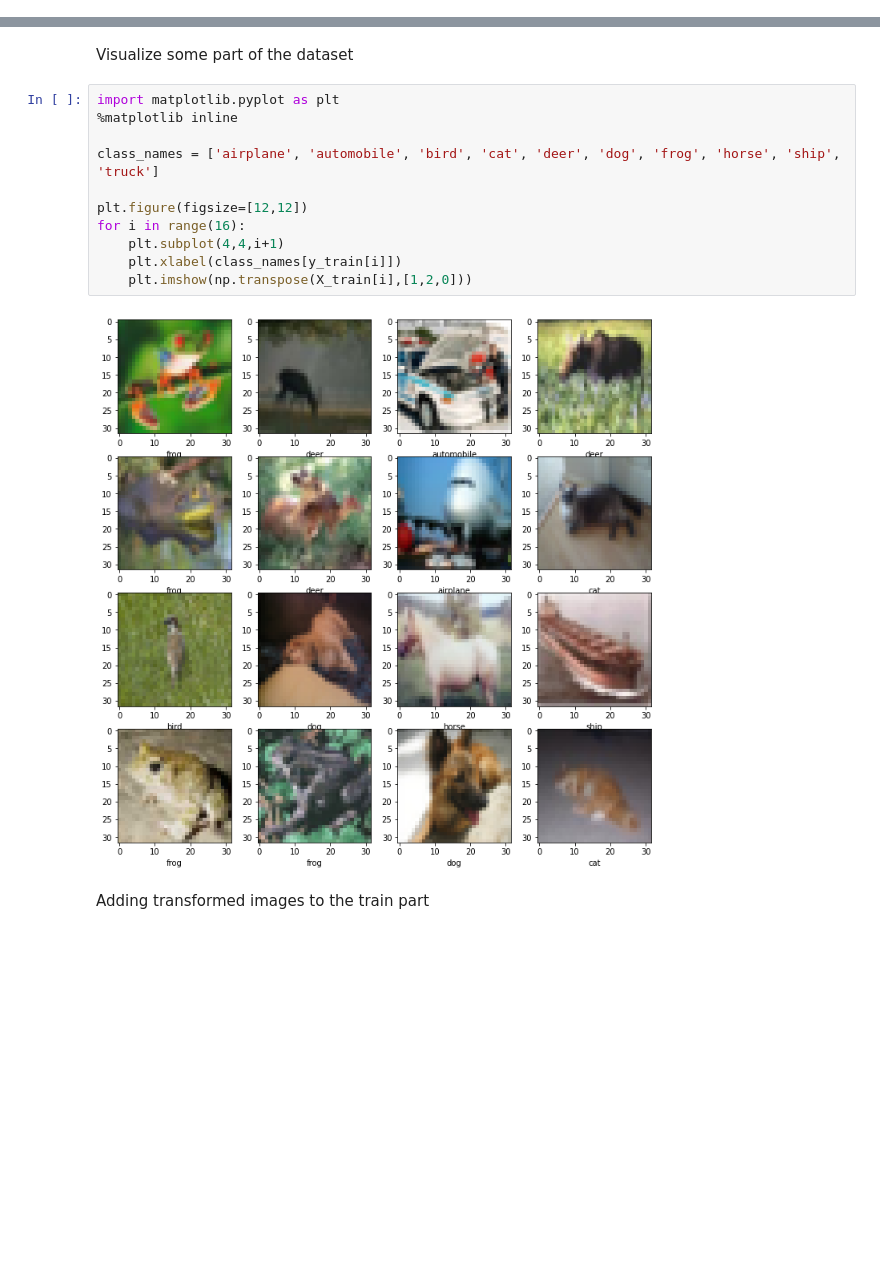
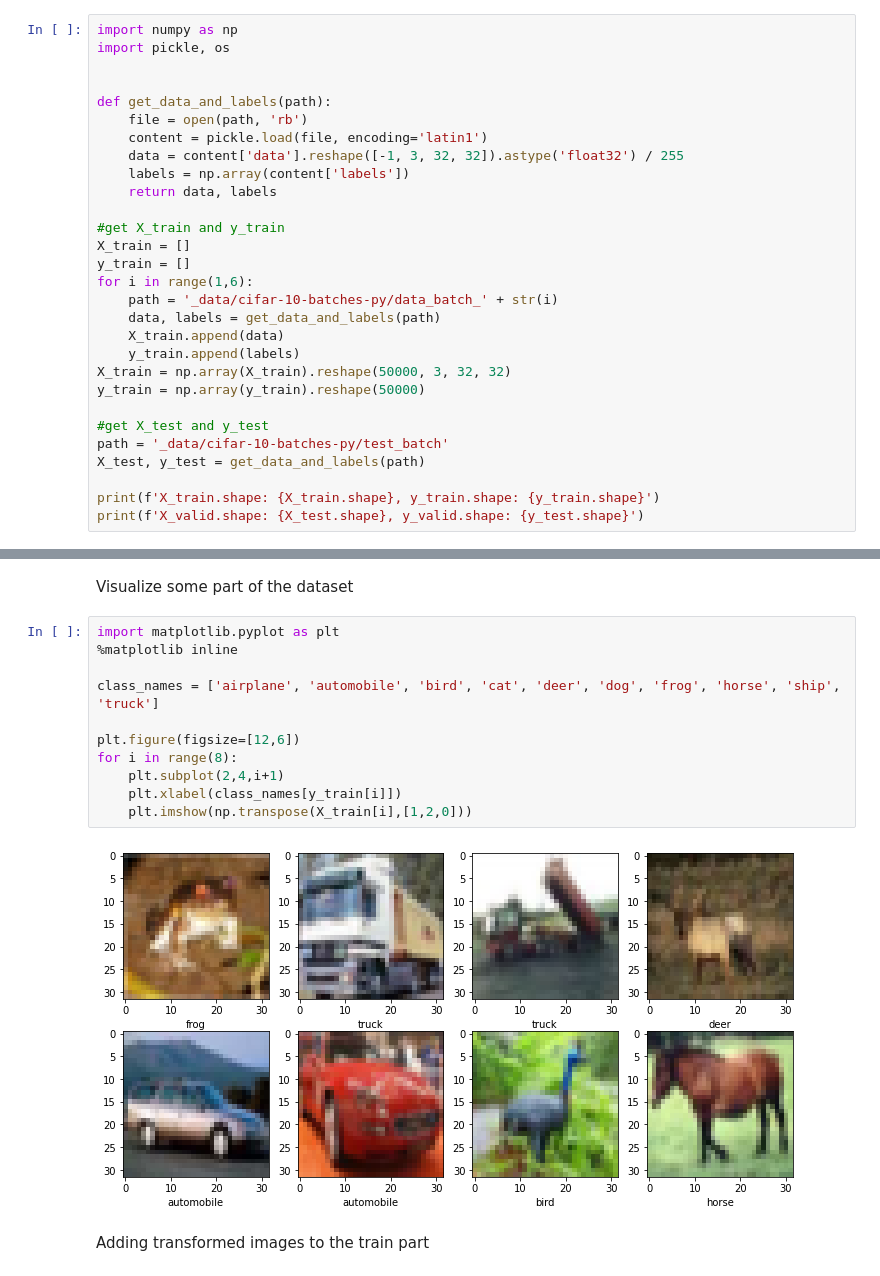
Before and after one commit to anton-plaksin/image_classification, a Jupyter notebook: cifar_via_cnn/cifar_via_cnn.ipynb, the cells around one changed output, grey strips where cells are left out. Saved outputs shown, nothing was run; the diff lists cells and outputs as text; blank space fills up the shorter version.

```diff
--- a/cifar_via_cnn/cifar_via_cnn.ipynb
+++ b/cifar_via_cnn/cifar_via_cnn.ipynb
@@ -14,0 +21,29 @@ X_valid.shape: (10000, 3, 32, 32), y_valid.shape: (10000,)
+# %%
+import numpy as np
+import pickle, os
+
+
+def get_data_and_labels(path):
+    file = open(path, 'rb')
+    content = pickle.load(file, encoding='latin1')
+    data = content['data'].reshape([-1, 3, 32, 32]).astype('float32') / 255
+    labels = np.array(content['labels'])
+    return data, labels
+
+#get X_train and y_train
+X_train = []
+y_train = []
+for i in range(1,6):
+    path = '_data/cifar-10-batches-py/data_batch_' + str(i)
+    data, labels = get_data_and_labels(path)
+    X_train.append(data)
+    y_train.append(labels)
+X_train = np.array(X_train).reshape(50000, 3, 32, 32)
+y_train = np.array(y_train).reshape(50000)
+
+#get X_test and y_test
+path = '_data/cifar-10-batches-py/test_batch'
+X_test, y_test = get_data_and_labels(path)
+
+print(f'X_train.shape: {X_train.shape}, y_train.shape: {y_train.shape}')
+print(f'X_valid.shape: {X_test.shape}, y_valid.shape: {y_test.shape}')
@@ -17,16 +55,16 @@ Visualize some part of the dataset
 # %%
 import matplotlib.pyplot as plt
 %matplotlib inline
 
 class_names = ['airplane', 'automobile', 'bird', 'cat', 'deer', 'dog', 'frog', 'horse', 'ship', 'truck']
 
-plt.figure(figsize=[12,12])
-for i in range(16):
-    plt.subplot(4,4,i+1)
+plt.figure(figsize=[12,6])
+for i in range(8):
+    plt.subplot(2,4,i+1)
     plt.xlabel(class_names[y_train[i]])
     plt.imshow(np.transpose(X_train[i],[1,2,0]))
 # %% [output]
-[figure, old version]
+[figure, new version]
 # %% [markdown]
 Adding transformed images to the train part
 # %%
```
Also changed, not shown: parts of 6 cells of this notebook.
